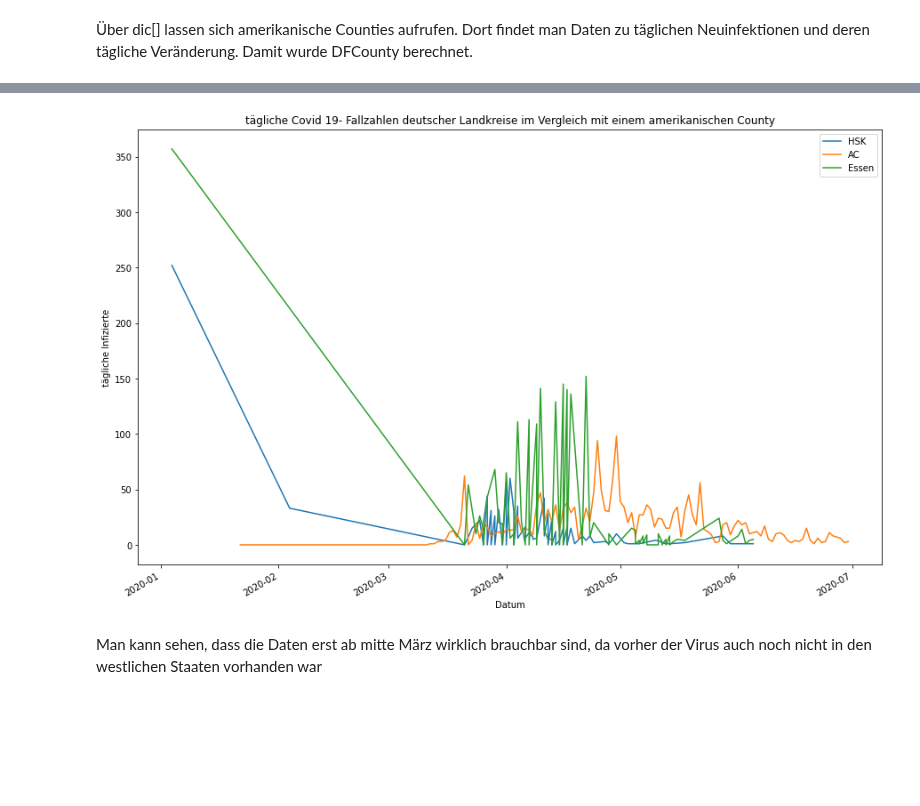
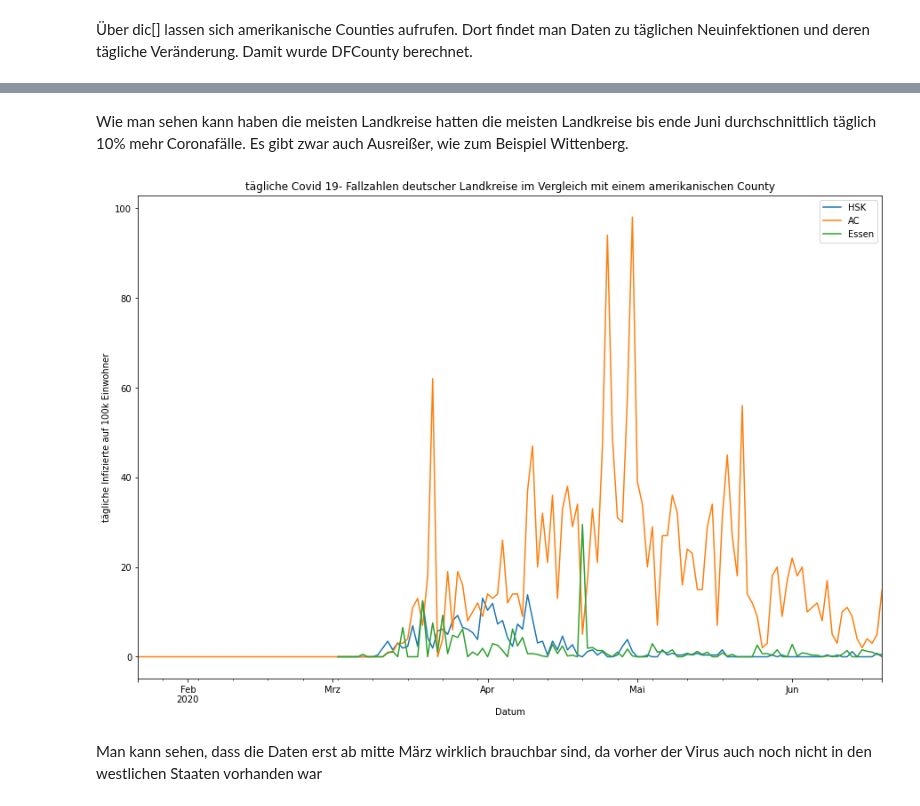
Before and after one commit to Jubo30/Data-Science-Project, a Jupyter notebook: Data_Science_Analyse.ipynb, the cells around one changed output, grey strips where cells are left out. Saved outputs shown, nothing was run; the diff lists cells and outputs as text; code cells hidden in the pictures; blank space fills up the shorter version.

```diff
--- a/Data_Science_Analyse.ipynb
+++ b/Data_Science_Analyse.ipynb
@@ -82,15 +129,17 @@ dic['Albany County'].describe()
+# %% [markdown]
+Wie man sehen kann haben die meisten Landkreise hatten die meisten Landkreise bis ende Juni durchschnittlich täglich 10% mehr Coronafälle. Es gibt zwar auch Ausreißer, wie zum Beispiel Wittenberg.
 # %%
 f, ax = plt.subplots(1, 1, figsize = (15, 10))
 d['Hochsauerlandkreis'].plot(kind='line', x = 'publication_datetime', y= 'dailycases', ax=ax, label="HSK")
 dic['Albany County'].plot(kind='line', x = 'date', y= 'dailycases', ax=ax, label="AC")
 d['Essen'].plot(kind='line', x = 'publication_datetime', y= 'dailycases', ax=ax, label="Essen")
 ax.set_title('tägliche Covid 19- Fallzahlen deutscher Landkreise im Vergleich mit einem amerikanischen County')
 ax.set_xlabel('Datum')
-ax.set_ylabel('tägliche Infizierte')
+ax.set_ylabel('tägliche Infizierte auf 100k Einwohner')
 
 plt.show()
 # %% [output]
-[figure, old version]
+[figure, new version]
 # %% [markdown]
 Man kann sehen, dass die Daten erst ab mitte März wirklich brauchbar sind, da vorher der Virus auch noch nicht in den westlichen Staaten vorhanden war
 # %%
```
Also changed, not shown: parts of 30 cells of this notebook, 2 other files.
